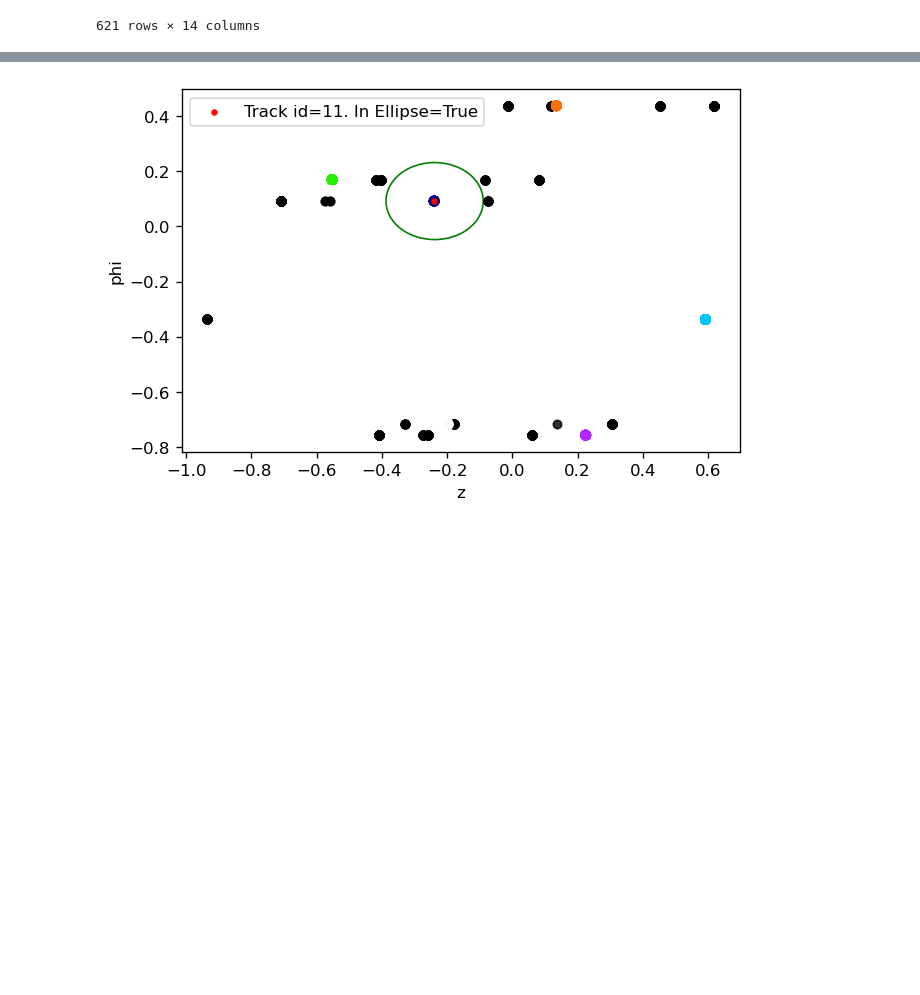
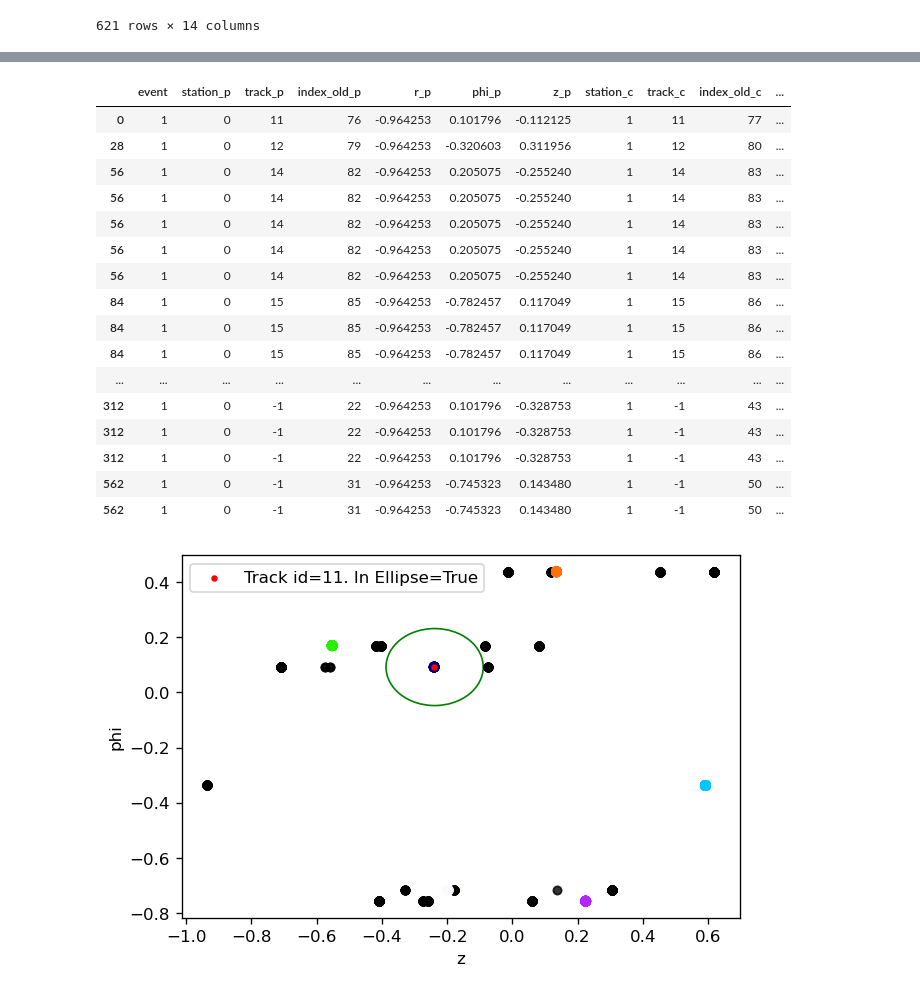
Before and after one commit to t3hseus/ariadne, a Jupyter notebook: notebooks/tracknet_eval.ipynb, the cells around one changed output, grey strips where cells are left out. Drawn from its saved outputs; the diff is of its cells as text; code cells hidden in the pictures; blank space fills up the shorter version.

```diff
--- a/notebooks/tracknet_eval.ipynb
+++ b/notebooks/tracknet_eval.ipynb
@@ -466,3 +551,25 @@ pred[i]
+# %%
+cols = [col for col in filtered.columns if col not in ['pred_x', 'pred_y', 'pred_w', 'pred_h']]
+# %%
+filtered[filtered.track_pred | filtered.track][cols]
+# %% [output]
+|  | event | station_p | track_p | index_old_p | r_p | phi_p | z_p | station_c | track_c | index_old_c | ... |
+| 0 | 1 | 0 | 11 | 76 | -0.964253 | 0.101796 | -0.112125 | 1 | 11 | 77 | ... |
+| 28 | 1 | 0 | 12 | 79 | -0.964253 | -0.320603 | 0.311956 | 1 | 12 | 80 | ... |
+| 56 | 1 | 0 | 14 | 82 | -0.964253 | 0.205075 | -0.255240 | 1 | 14 | 83 | ... |
+| 56 | 1 | 0 | 14 | 82 | -0.964253 | 0.205075 | -0.255240 | 1 | 14 | 83 | ... |
+| 56 | 1 | 0 | 14 | 82 | -0.964253 | 0.205075 | -0.255240 | 1 | 14 | 83 | ... |
+| 56 | 1 | 0 | 14 | 82 | -0.964253 | 0.205075 | -0.255240 | 1 | 14 | 83 | ... |
+| 56 | 1 | 0 | 14 | 82 | -0.964253 | 0.205075 | -0.255240 | 1 | 14 | 83 | ... |
+| 84 | 1 | 0 | 15 | 85 | -0.964253 | -0.782457 | 0.117049 | 1 | 15 | 86 | ... |
+| 84 | 1 | 0 | 15 | 85 | -0.964253 | -0.782457 | 0.117049 | 1 | 15 | 86 | ... |
+| 84 | 1 | 0 | 15 | 85 | -0.964253 | -0.782457 | 0.117049 | 1 | 15 | 86 | ... |
+| ... | ... | ... | ... | ... | ... | ... | ... | ... | ... | ... | ... |
+| 312 | 1 | 0 | -1 | 22 | -0.964253 | 0.101796 | -0.328753 | 1 | -1 | 43 | ... |
+| 312 | 1 | 0 | -1 | 22 | -0.964253 | 0.101796 | -0.328753 | 1 | -1 | 43 | ... |
+| 312 | 1 | 0 | -1 | 22 | -0.964253 | 0.101796 | -0.328753 | 1 | -1 | 43 | ... |
+| 562 | 1 | 0 | -1 | 31 | -0.964253 | -0.745323 | 0.143480 | 1 | -1 | 50 | ... |
+| 562 | 1 | 0 | -1 | 31 | -0.964253 | -0.745323 | 0.143480 | 1 | -1 | 50 | ... |
 # %%
 seeds[seeds.track]
 # %%
```
Also changed, not shown: parts of 24 cells of this notebook, 4 other files.
